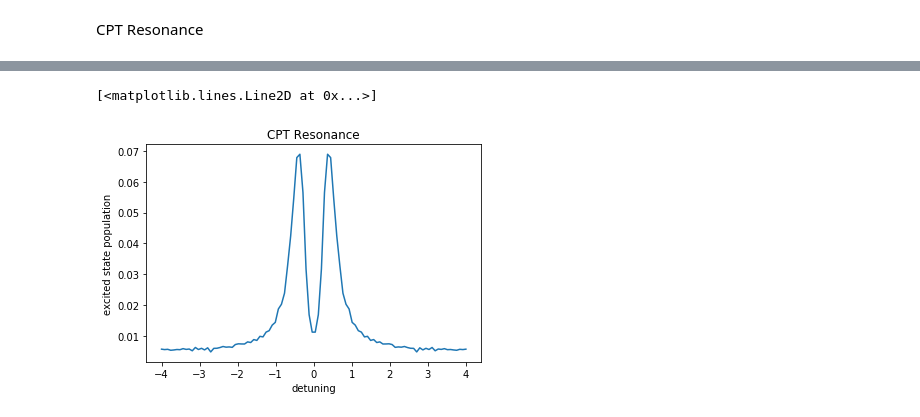
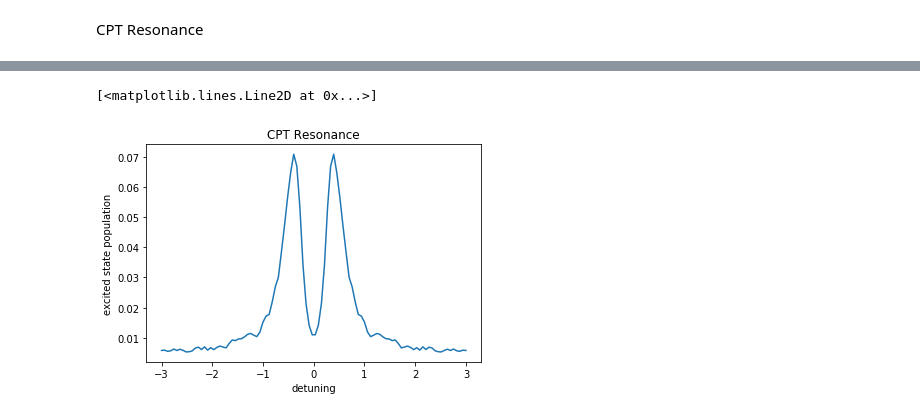
Before and after one commit to dahlia-ghoshal/cpt, a Jupyter notebook: cpt_resonance.ipynb, the cells around one changed output, grey strips where cells are left out. Saved outputs shown, nothing was run; the diff lists cells and outputs as text; code cells hidden in the pictures.

```diff
--- a/cpt_resonance.ipynb
+++ b/cpt_resonance.ipynb
@@ -6,10 +6,10 @@ import matplotlib.pyplot as plt
 from scipy.integrate import solve_ivp
 # %%
 # Initial values
-p11, p22, p33 = .5, .5, 0
+p11, p22, p33 = 0.5, 0.5, 0
 p12, p13, p23 = 0.5, 0, 0
 w1, w2 = 0.25,0.25
-d1, d2 = 5, 0
+d1, d2 = 0.15, 0
 g31, g32 = 0.05, 0.05
 
 P0 = np.array([p11, p22, p12, p13, p23], dtype='complex')
@@ -59,22 +66,22 @@ plt.plot(tarr, p33f)
 # %%
-d1, d2 = 5, 0
-d1_0 = np.linspace(-4, 4, num=100)
-n = len(d1_0)
+d1, d2 = 3, 0
+n = 100
+d1_0 = np.linspace(-1*d1, d1, num=n)
 p33_avg = np.zeros(n)
 for i in range(n):
     d1 = d1_0[i]
-    result = solve_ivp(dP_dt, tspan, P0, first_step=0.25, max_step=0.4)
+    result = solve_ivp(dP_dt, tspan, P0, first_step=0.25, max_step=0.5)
     p11f = result.y[0]
     p22f = result.y[1]
     p1and2 = np.add(p11f, p22f)
     p33f = np.subtract(np.ones(len(p11f)), p1and2)
     last = p33f[int(len(p33f)*0.6):]
-    p33_avg[i] = sum(last)/len(last)
+    p33_avg[i] = sum(last.real)/len(last)
 
 plt.xlabel("detuning")
 plt.ylabel("excited state population")
 plt.title('CPT Resonance')
-plt.plot(d1_0, p33_avg)
+plt.plot(d1_0, p33_avg.real)
 # %% [output]
 [<matplotlib.lines.Line2D at 0x...>]
-[figure, old version]
+[figure, new version]
```
Also changed, not shown: parts of 3 cells of this notebook.
